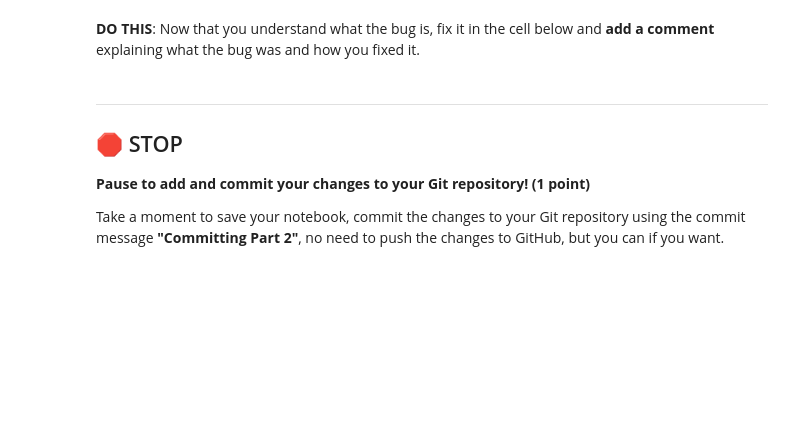
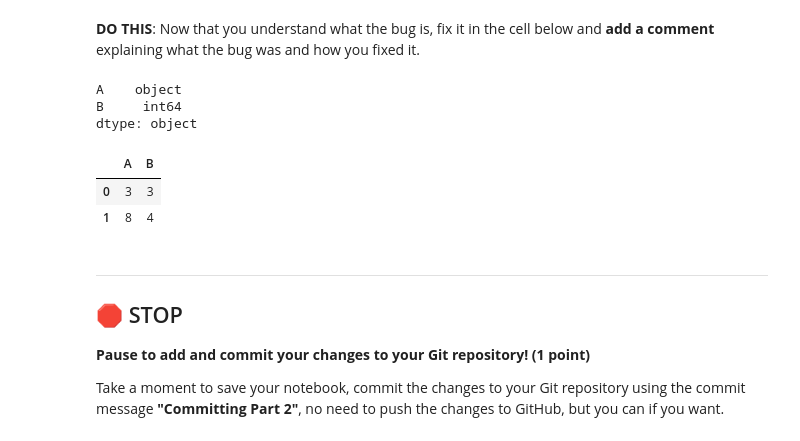
Before and after one commit to primeaud/CMSE202-f25-turnin, a Jupyter notebook: hw-01/HW-01_GitPracticeDebuggingPythonPackagesAndClasses-SS25-primeaud.ipynb, the cells around one changed output. Saved outputs shown, nothing was run; the diff lists cells and outputs as text; code cells hidden in the pictures; blank space fills up the shorter version.

```diff
--- a/hw-01/HW-01_GitPracticeDebuggingPythonPackagesAndClasses-SS25-primeaud.ipynb
+++ b/hw-01/HW-01_GitPracticeDebuggingPythonPackagesAndClasses-SS25-primeaud.ipynb
@@ -271,3 +316,17 @@ If you need to write any code to explore the nature of the bug, please do so in
+# %%
+# Put your non-buggy code here
+#I used the astype to convert into string and I had to make sure to save the changes of that col to apply to the dataframe
+df = pd.DataFrame({'A': [3, 8], 'B': [3, 4]})
+df['A'] = df['A'].astype('str')
+print(df.dtypes)
+df
+# %% [output]
+A    object
+B     int64
+dtype: object
+|  | A | B |
+| 0 | 3 | 3 |
+| 1 | 8 | 4 |
 # %% [markdown]
 ---
 ## &#128721; STOP
```
Also changed, not shown: parts of 13 cells of this notebook.
